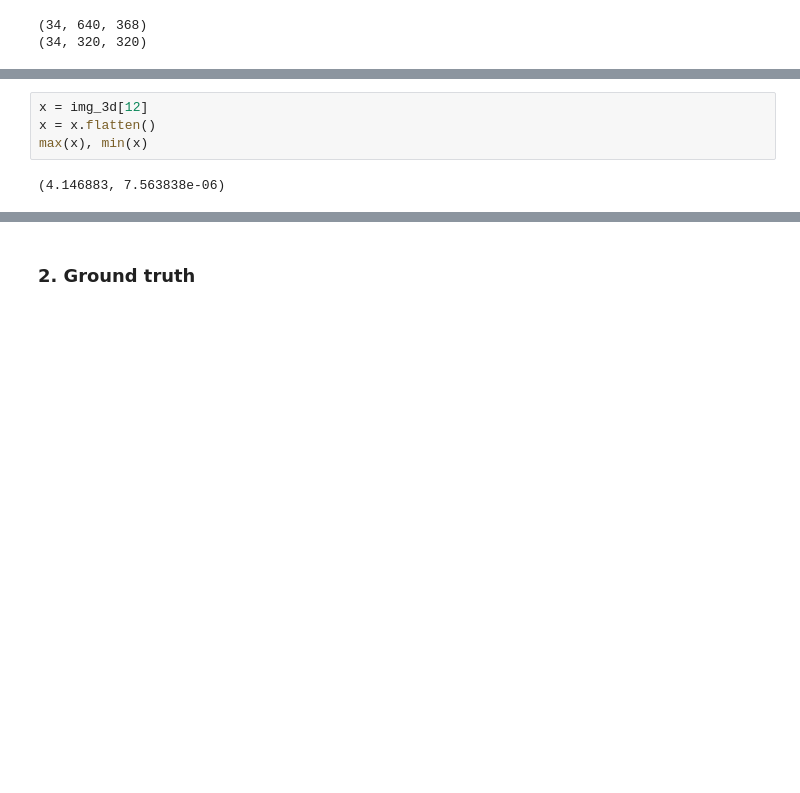
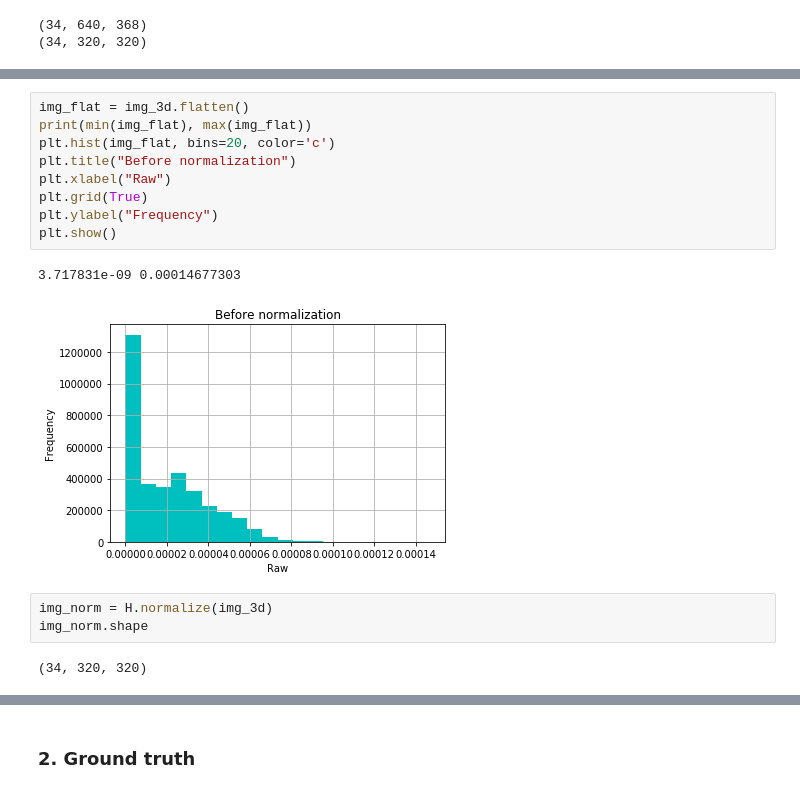
Before and after one commit to hasibzunair/res-unet-fastmri, a Jupyter notebook: train_data_kspace2img.ipynb, the cells around one changed output, grey strips where cells are left out. Drawn from its saved outputs; the diff is of its cells as text; blank space fills up the shorter version.

```diff
--- a/train_data_kspace2img.ipynb
+++ b/train_data_kspace2img.ipynb
@@ -118,6 +118,17 @@ show_slices(img_3d, slice_num, cmap='gray')
-# %%
-x = img_3d[12]
-x = x.flatten()
-max(x), min(x)
-# %% [output]
-(4.146883, 7.563838e-06)
+# %%
+img_flat = img_3d.flatten()
+print(min(img_flat), max(img_flat))
+plt.hist(img_flat, bins=20, color='c')
+plt.title("Before normalization")
+plt.xlabel("Raw")
+plt.grid(True)
+plt.ylabel("Frequency")
+plt.show()
+# %% [output]
+3.717831e-09 0.00014677303
+[figure, added]
+# %%
+img_norm = H.normalize(img_3d)
+img_norm.shape
+# %% [output]
+(34, 320, 320)
```
Also changed, not shown: parts of 9 cells of this notebook, 4 other files.
